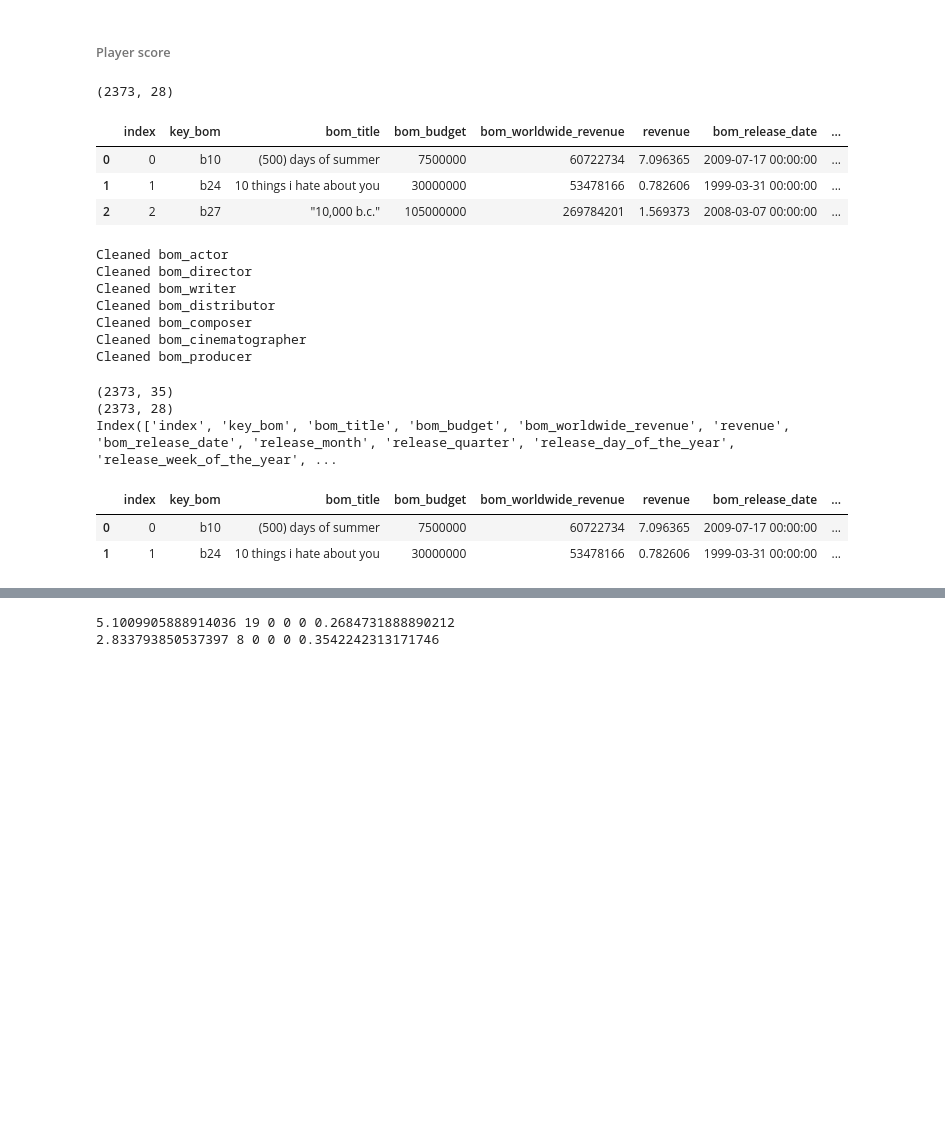
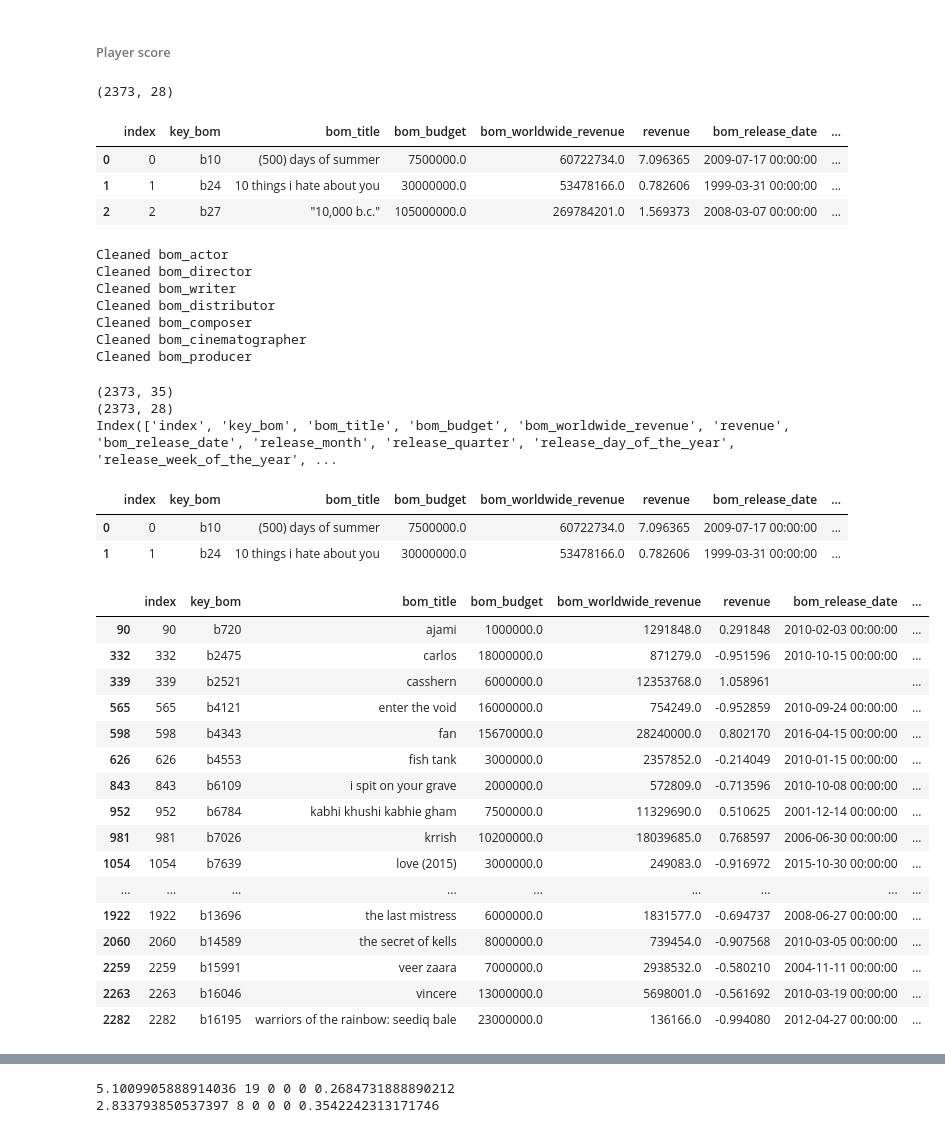
Before and after one commit to nelson-ds/MovieProphet, a Jupyter notebook: model/Feature_Engineering.ipynb, the cells around one changed output, grey strips where cells are left out. Drawn from its saved outputs; the diff is of its cells as text; code cells hidden in the pictures; blank space fills up the shorter version.

```diff
--- a/model/Feature_Engineering.ipynb
+++ b/model/Feature_Engineering.ipynb
@@ -275,0 +286,4 @@ movie_df.shape
+# %%
+movie_df.loc[movie_df.runtime == "",'runtime']= movie_df.loc[movie_df.runtime=="",'runtime'].apply(lambda x: float(x.replace('', '0.0')))
+movie_df['runtime'] = movie_df['runtime'].astype(float)
+movie_df.shape
@@ -548,9 +577,9 @@ movie_df.head(3)
 # %% [output]
 (2373, 28)
 |  | index | key_bom | bom_title | bom_budget | bom_worldwide_revenue | revenue | bom_release_date | ... |
-| 0 | 0 | b10 | (500) days of summer | 7500000 | 60722734 | 7.096365 | 2009-07-17 00:00:00 | ... |
-| 1 | 1 | b24 | 10 things i hate about you | 30000000 | 53478166 | 0.782606 | 1999-03-31 00:00:00 | ... |
-| 2 | 2 | b27 | "10,000 b.c." | 105000000 | 269784201 | 1.569373 | 2008-03-07 00:00:00 | ... |
+| 0 | 0 | b10 | (500) days of summer | 7500000.0 | 60722734.0 | 7.096365 | 2009-07-17 00:00:00 | ... |
+| 1 | 1 | b24 | 10 things i hate about you | 30000000.0 | 53478166.0 | 0.782606 | 1999-03-31 00:00:00 | ... |
+| 2 | 2 | b27 | "10,000 b.c." | 105000000.0 | 269784201.0 | 1.569373 | 2008-03-07 00:00:00 | ... |
 # %%
 def clean_people(movie_data, ind, peeps):
     """
@@ -605,8 +634,28 @@ movies_f.head(2)
 (2373, 28)
 Index(['index', 'key_bom', 'bom_title', 'bom_budget', 'bom_worldwide_revenue', 'revenue', 'bom_release_date', 'release_month', 'release_quarter', 'release_day_of_the_year', 'release_week_of_the_year', ...
 |  | index | key_bom | bom_title | bom_budget | bom_worldwide_revenue | revenue | bom_release_date | ... |
-| 0 | 0 | b10 | (500) days of summer | 7500000 | 60722734 | 7.096365 | 2009-07-17 00:00:00 | ... |
-| 1 | 1 | b24 | 10 things i hate about you | 30000000 | 53478166 | 0.782606 | 1999-03-31 00:00:00 | ... |
+| 0 | 0 | b10 | (500) days of summer | 7500000.0 | 60722734.0 | 7.096365 | 2009-07-17 00:00:00 | ... |
+| 1 | 1 | b24 | 10 things i hate about you | 30000000.0 | 53478166.0 | 0.782606 | 1999-03-31 00:00:00 | ... |
+# %%
+movies_f[movies_f['mpaa_rating'] == 6]
+# %% [output]
+|  | index | key_bom | bom_title | bom_budget | bom_worldwide_revenue | revenue | bom_release_date | ... |
+| 90 | 90 | b720 | ajami | 1000000.0 | 1291848.0 | 0.291848 | 2010-02-03 00:00:00 | ... |
+| 332 | 332 | b2475 | carlos | 18000000.0 | 871279.0 | -0.951596 | 2010-10-15 00:00:00 | ... |
+| 339 | 339 | b2521 | casshern | 6000000.0 | 12353768.0 | 1.058961 |  | ... |
+| 565 | 565 | b4121 | enter the void | 16000000.0 | 754249.0 | -0.952859 | 2010-09-24 00:00:00 | ... |
+| 598 | 598 | b4343 | fan | 15670000.0 | 28240000.0 | 0.802170 | 2016-04-15 00:00:00 | ... |
+| 626 | 626 | b4553 | fish tank | 3000000.0 | 2357852.0 | -0.214049 | 2010-01-15 00:00:00 | ... |
+| 843 | 843 | b6109 | i spit on your grave | 2000000.0 | 572809.0 | -0.713596 | 2010-10-08 00:00:00 | ... |
+| 952 | 952 | b6784 | kabhi khushi kabhie gham | 7500000.0 | 11329690.0 | 0.510625 | 2001-12-14 00:00:00 | ... |
+| 981 | 981 | b7026 | krrish | 10200000.0 | 18039685.0 | 0.768597 | 2006-06-30 00:00:00 | ... |
+| 1054 | 1054 | b7639 | love (2015) | 3000000.0 | 249083.0 | -0.916972 | 2015-10-30 00:00:00 | ... |
+| ... | ... | ... | ... | ... | ... | ... | ... | ... |
+| 1922 | 1922 | b13696 | the last mistress | 6000000.0 | 1831577.0 | -0.694737 | 2008-06-27 00:00:00 | ... |
+| 2060 | 2060 | b14589 | the secret of kells | 8000000.0 | 739454.0 | -0.907568 | 2010-03-05 00:00:00 | ... |
+| 2259 | 2259 | b15991 | veer zaara | 7000000.0 | 2938532.0 | -0.580210 | 2004-11-11 00:00:00 | ... |
+| 2263 | 2263 | b16046 | vincere | 13000000.0 | 5698001.0 | -0.561692 | 2010-03-19 00:00:00 | ... |
+| 2282 | 2282 | b16195 | warriors of the rainbow: seediq bale | 23000000.0 | 136166.0 | -0.994080 | 2012-04-27 00:00:00 | ... |
 # %%
 def people_score(movie_data, peeps, rev, awa):
     """
```
Also changed, not shown: parts of 23 cells of this notebook, 10 other files.
